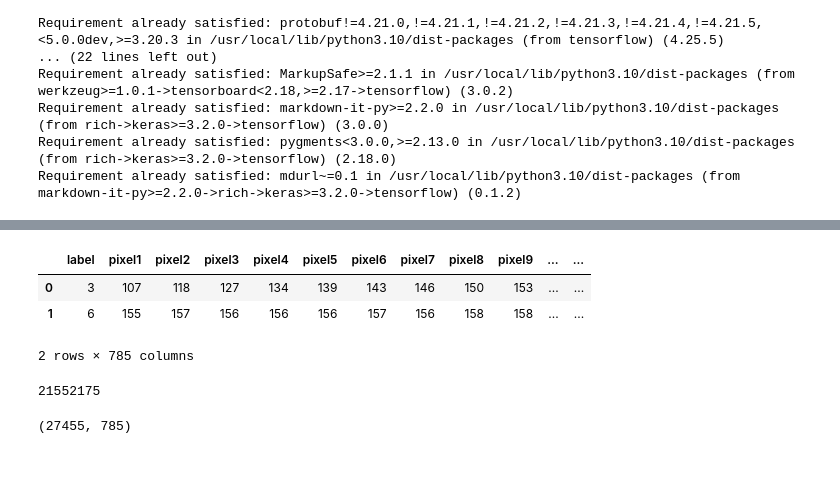
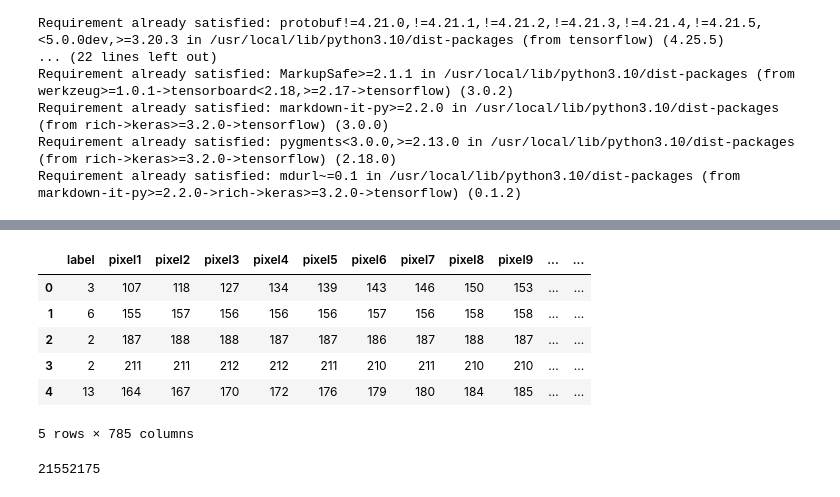
Before and after one commit to csm34/SignLanguage, a Jupyter notebook: SignLanguage.ipynb, the cells around one changed output, grey strips where cells are left out. Drawn from its saved outputs; the diff is of its cells as text; code cells hidden in the pictures; blank space fills up the shorter version.

```diff
--- a/SignLanguage.ipynb
+++ b/SignLanguage.ipynb
@@ -50,17 +49,16 @@ print(downloaded_files)
 data_train = pd.read_csv(path + '/sign_mnist_train.csv')
 data_test = pd.read_csv(path + '/sign_mnist_test.csv')
 # %%
-data_train.head(2)
+data_train.head()
 # %% [output]
 |  | label | pixel1 | pixel2 | pixel3 | pixel4 | pixel5 | pixel6 | pixel7 | pixel8 | pixel9 | ... | ... |
 | 0 | 3 | 107 | 118 | 127 | 134 | 139 | 143 | 146 | 150 | 153 | ... | ... |
 | 1 | 6 | 155 | 157 | 156 | 156 | 156 | 157 | 156 | 158 | 158 | ... | ... |
+| 2 | 2 | 187 | 188 | 188 | 187 | 187 | 186 | 187 | 188 | 187 | ... | ... |
+| 3 | 2 | 211 | 211 | 212 | 212 | 211 | 210 | 211 | 210 | 210 | ... | ... |
+| 4 | 13 | 164 | 167 | 170 | 172 | 176 | 179 | 180 | 184 | 185 | ... | ... |
-2 rows × 785 columns
+5 rows × 785 columns
 # %%
 data_train.size
 # %% [output]
 21552175
-# %%
-data_train.shape
-# %% [output]
-(27455, 785)
```
Also changed, not shown: parts of 41 cells of this notebook.
